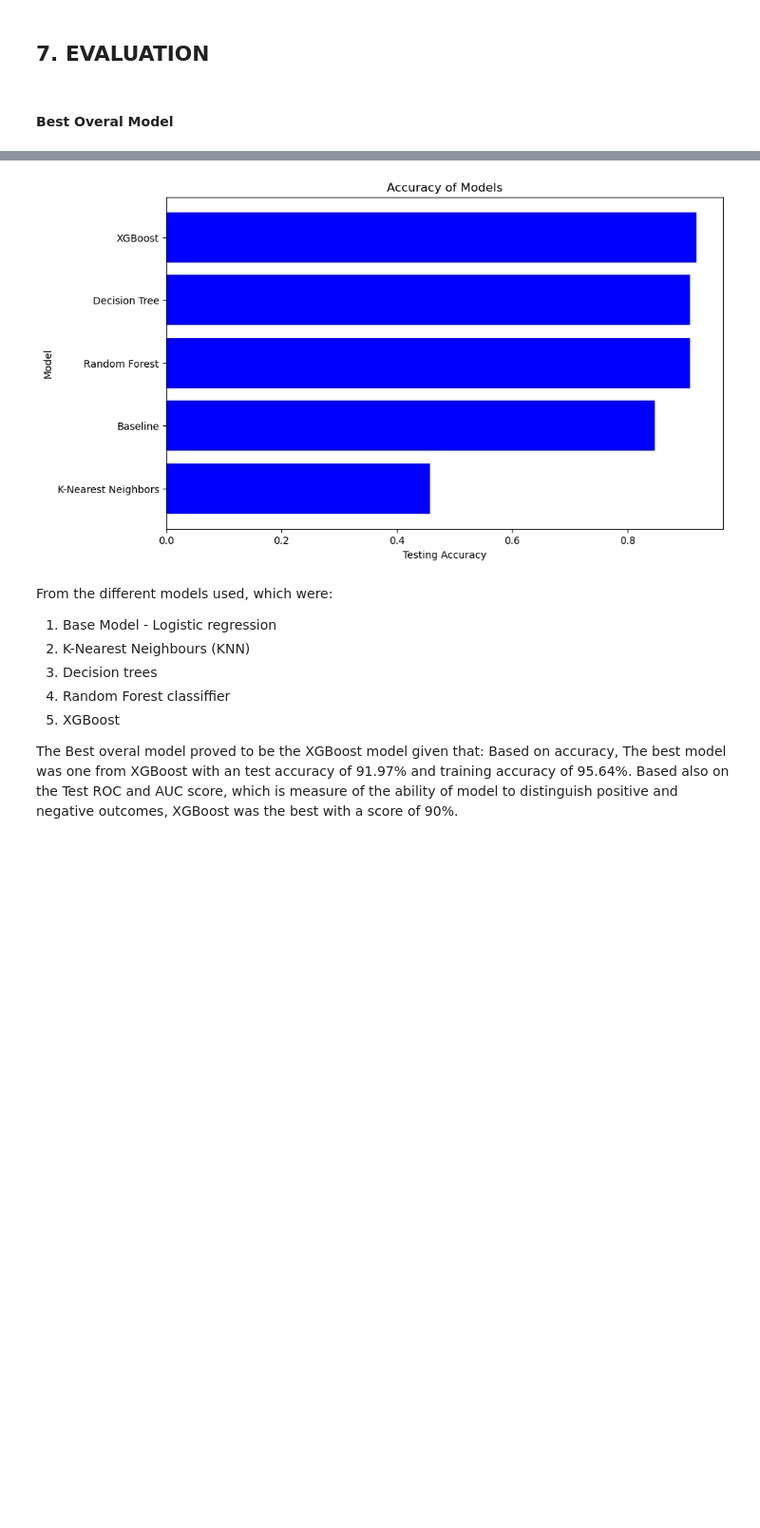
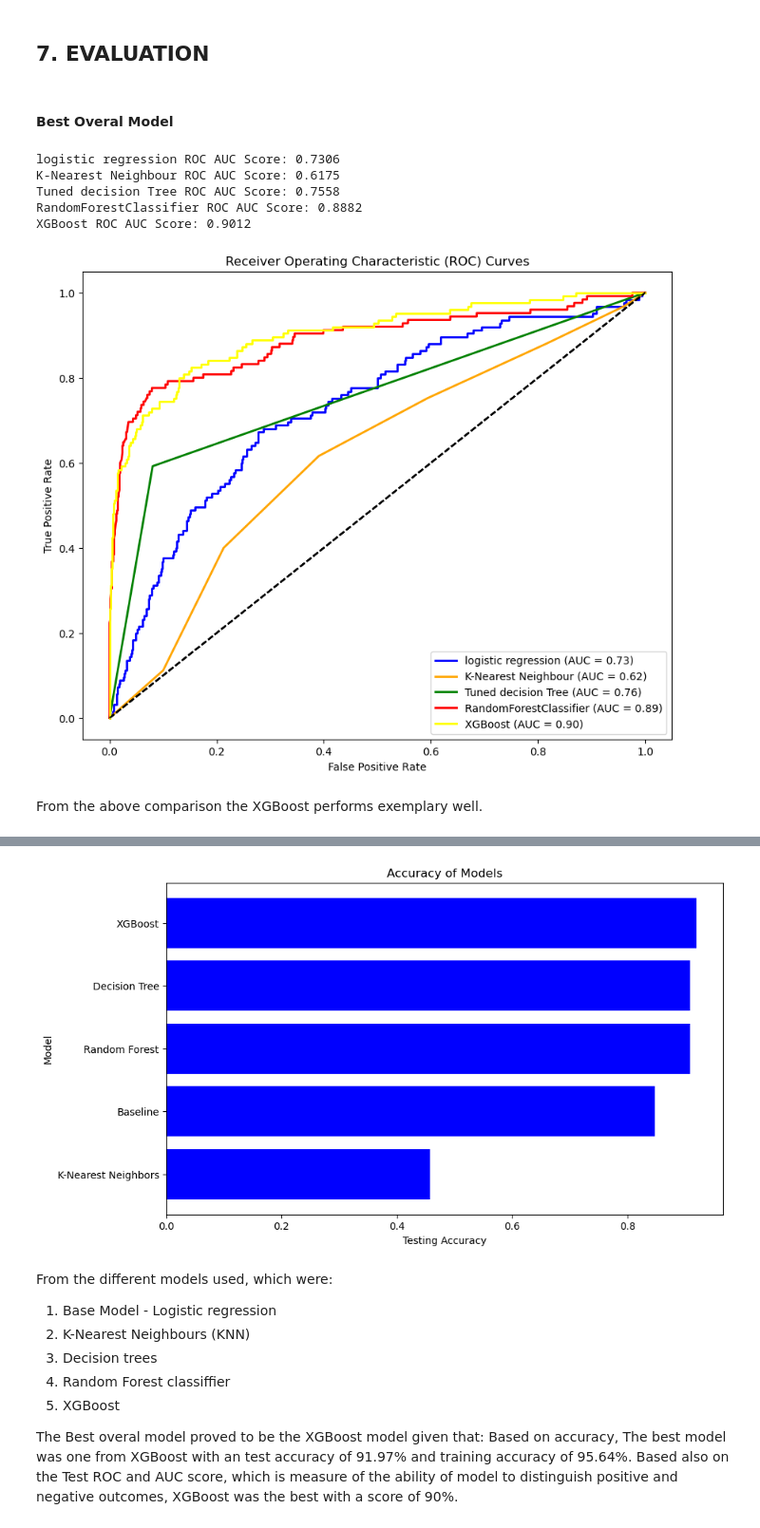
Before and after one commit to VincentKiplangat/Predicting-customer-churn-for-SyrialTel, a Jupyter notebook: SyrialTel.ipynb, the cells around one changed output, grey strips where cells are left out. Shown at 95% size. Saved outputs shown, nothing was run; the diff lists cells and outputs as text; code cells hidden in the pictures; blank space fills up the shorter version.

```diff
--- a/SyrialTel.ipynb
+++ b/SyrialTel.ipynb
@@ -1166,24 +1189,24 @@ param_grid = {
 scorer = make_scorer(f1_score)
 
 # Initialize GridSearchCV
-grid_search = GridSearchCV(estimator=xgb_classifier_tuned,
+grid_search1 = GridSearchCV(estimator=xgb_classifier_tuned,
                            param_grid=param_grid,
                            scoring=scorer,
-                           cv=5,  # 5-fold cross-validation
-                           n_jobs=-1)  # Use all available CPU cores
+                           cv=5,
+                           n_jobs=-1)
 
 # Perform grid search to find the best hyperparameters
-grid_search.fit(X_train, y_train)
+grid_search1.fit(X_train, y_train)
 
 # Print the best parameters found
-print("Best Parameters:", grid_search.best_params_)
+print("Best Parameters:", grid_search1.best_params_)
 
 # Get the best model from the grid search
-best_classifier = grid_search.best_estimator_
+best_classifier_xgb = grid_search1.best_estimator_
 
 # Evaluate the best model
-train_preds = best_classifier.predict(X_train)
-test_preds = best_classifier.predict(X_test)
+train_preds = best_classifier_xgb.predict(X_train)
+test_preds = best_classifier_xgb.predict(X_test)
 
 # Print evaluation metrics
 print("\nTraining Set Evaluation Metrics:")
@@ -1262,6 +1287,53 @@ with open ("customer_churn_model.pkl","wb") as f:
 ## 7. EVALUATION
 # %% [markdown]
 #### **Best Overal Model**
+# %%
+# Define models and their labels
+models = [logreg, knn_classifier_7, dt_classifier,best_classifier_rf, best_classifier_xgb]
+model_labels = ['logistic regression', 'K-Nearest Neighbour', 'Tuned decision Tree','RandomForestClassifier' , 'XGBoost']
+
+# Convert y_test to integer values
+y_test_int = y_test.astype(int)
+
+# Plot ROC curves for all models
+plt.figure(figsize=(10, 8))
+
+# Calculate ROC curves and AUC scores for each model
+for model, label, color in zip(models, model_labels, ['blue', 'orange', 'green', 'red', "yellow"]):
+    # Generate model predictions
+    y_score = model.predict_proba(X_test)[:, 1]
+
+    # Calculate ROC curve and AUC
+    fpr, tpr, _ = roc_curve(y_test_int, y_score, pos_label=1)
+    roc_auc = auc(fpr, tpr)
+
+    # Plot ROC curve
+    plt.plot(fpr, tpr, lw=2, label='{} (AUC = {:.2f})'.format(label, roc_auc), color=color)
+
+    # Plot the ROC curve for random guessing
+    random_guess_fpr = [0, 1]
+    random_guess_tpr = [0, 1]
+    plt.plot(random_guess_fpr, random_guess_tpr, linestyle='--', color='black')
+
+
+    # Print ROC AUC score
+    print(f'{label} ROC AUC Score: {roc_auc:.4f}')
+
+# Set labels and title
+plt.xlabel('False Positive Rate')
+plt.ylabel('True Positive Rate')
+plt.title('Receiver Operating Characteristic (ROC) Curves')
+plt.legend(loc='lower right')
+plt.show()
+# %% [output]
+logistic regression ROC AUC Score: 0.7306
+K-Nearest Neighbour ROC AUC Score: 0.6175
+Tuned decision Tree ROC AUC Score: 0.7558
+RandomForestClassifier ROC AUC Score: 0.8882
+XGBoost ROC AUC Score: 0.9012
+[figure, added]
+# %% [markdown]
+From the above comparison the XGBoost performs exemplary well.
 # %%
 Modeldata = {
     'Model': ['Baseline', 'K-Nearest Neighbors', 'Decision Tree', 'Random Forest', 'XGBoost'],
```
Also changed, not shown: parts of 57 cells of this notebook, 2 other files.
